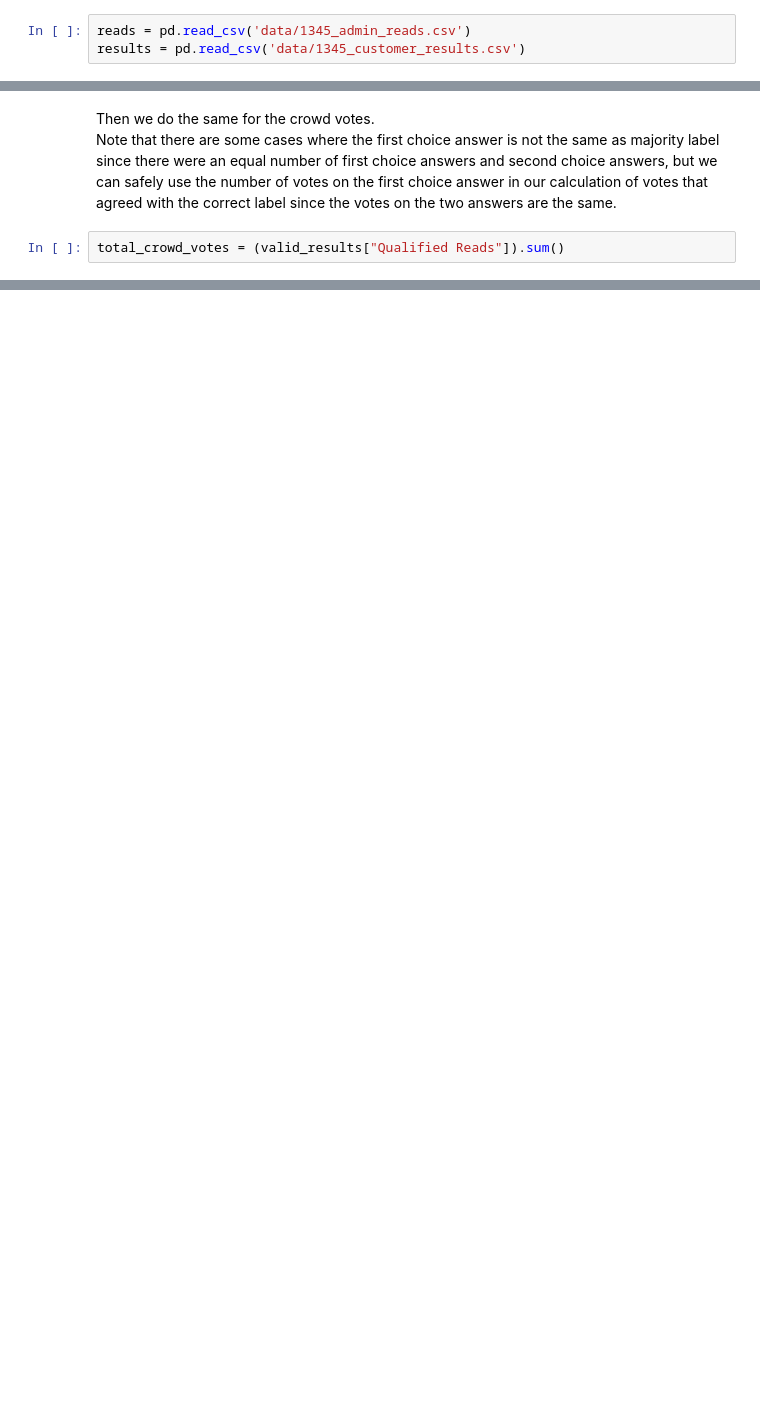
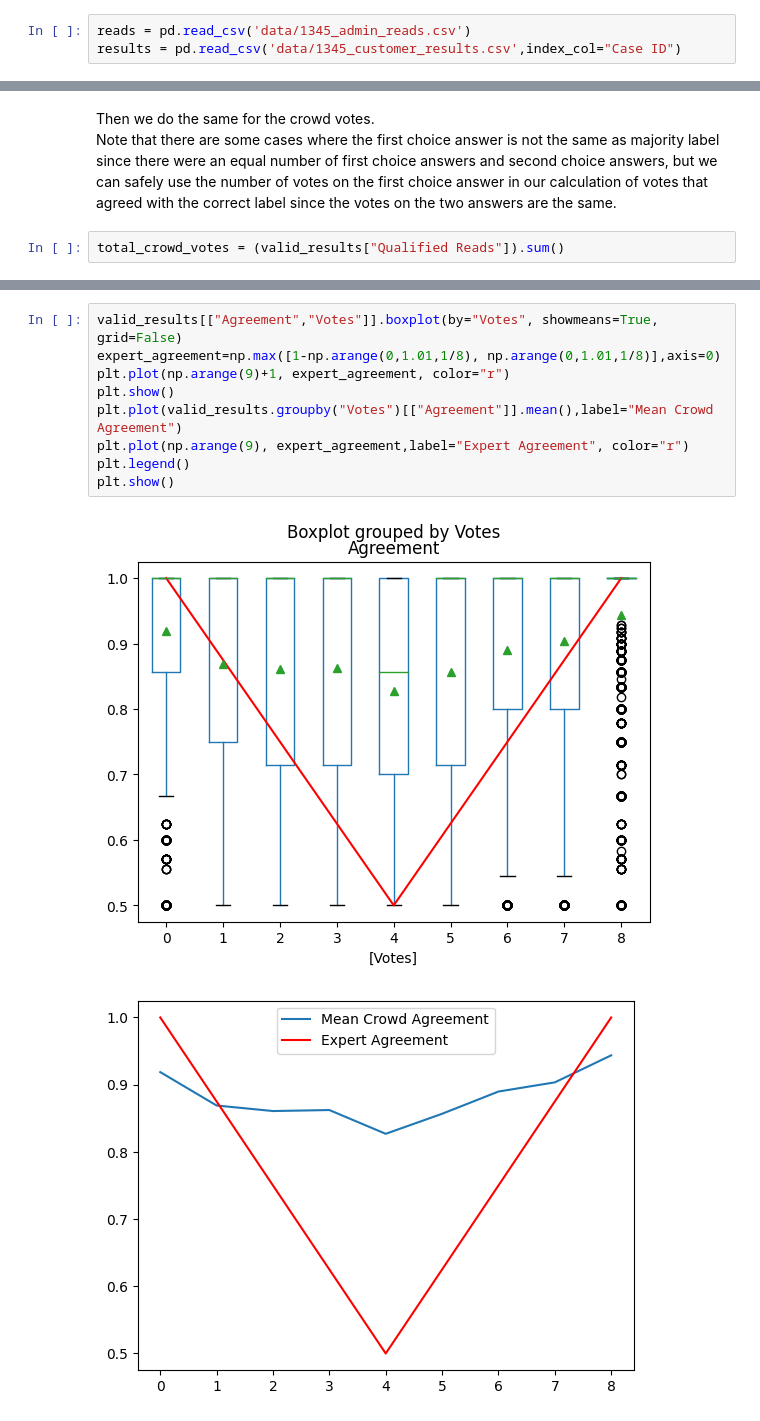
Before and after one commit to zhengxiaoyan321/medical_label_project, a Jupyter notebook: main.ipynb, the cells around one changed output, grey strips where cells are left out. Saved outputs shown, nothing was run; the diff lists cells and outputs as text; blank space fills up the shorter version.

```diff
--- a/main.ipynb
+++ b/main.ipynb
@@ -15,7 +15,7 @@ pd.options.mode.chained_assignment = None  # default='warn'
 Read data from csv files.
 # %%
 reads = pd.read_csv('data/1345_admin_reads.csv')
-results = pd.read_csv('data/1345_customer_results.csv')
+results = pd.read_csv('data/1345_customer_results.csv',index_col="Case ID")
 # %% [markdown]
 Throw out all rows which do not end with voteN for N=0-8 in the "Origin" column of the results dataframe, and extract N from the column for the remaining data.\
 N is the number of experts who voted 'yes'.
@@ -109,0 +118,12 @@ valid_results
+# %%
+valid_results[["Agreement","Votes"]].boxplot(by="Votes", showmeans=True, grid=False)
+expert_agreement=np.max([1-np.arange(0,1.01,1/8), np.arange(0,1.01,1/8)],axis=0)
+plt.plot(np.arange(9)+1, expert_agreement, color="r")
+plt.show()
+plt.plot(valid_results.groupby("Votes")[["Agreement"]].mean(),label="Mean Crowd Agreement")
+plt.plot(np.arange(9), expert_agreement,label="Expert Agreement", color="r")
+plt.legend()
+plt.show()
+# %% [output]
+[figure, added]
+[figure, added]
```
Also changed, not shown: parts of 18 cells of this notebook.
